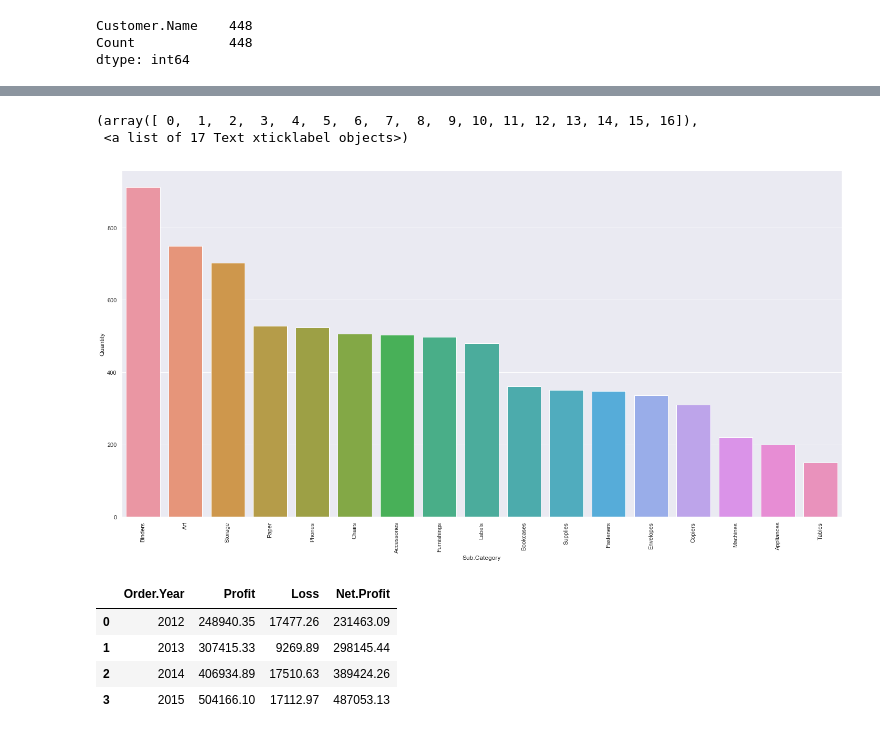
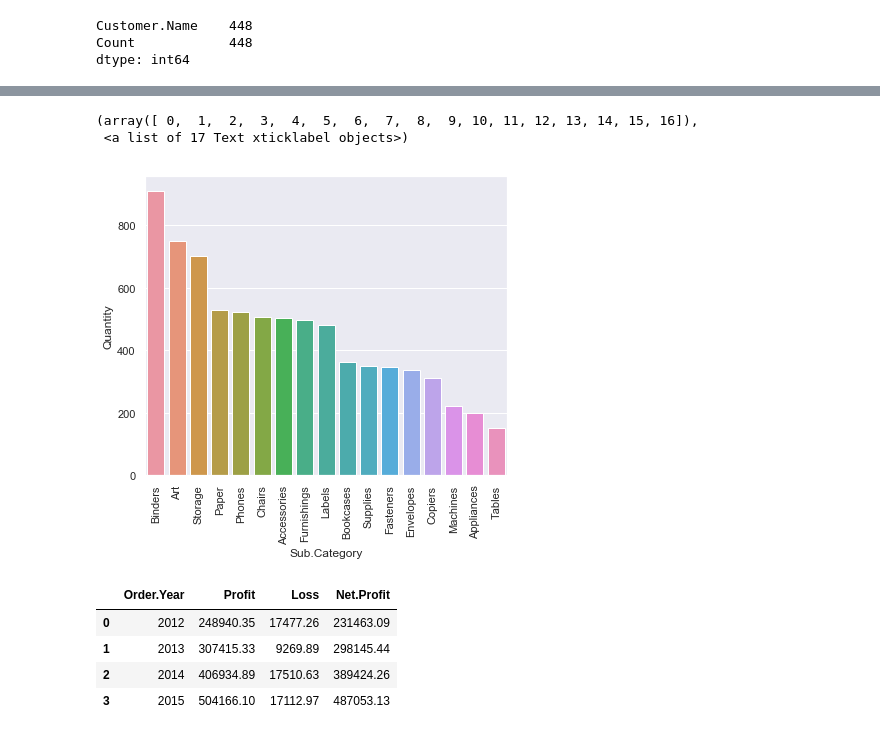
Before and after one commit to cchen17/machine-learning_house-prices, a Jupyter notebook: denise/MachineLearningLab.ipynb, the cells around one changed output, grey strips where cells are left out. Saved outputs shown, nothing was run; the diff lists cells and outputs as text; code cells hidden in the pictures.

```diff
--- a/denise/MachineLearningLab.ipynb
+++ b/denise/MachineLearningLab.ipynb
@@ -546,14 +548,14 @@ Names[:10]
 ByCat = merged.groupby('Sub.Category')['Quantity'].sum()
 ByCat = ByCat.reset_index()
 # %%
-plt.figure(figsize  = (20, 10))
+plt.figure(figsize  = (6,5))
 sns.barplot(data = ByCat.sort_values(by='Quantity', ascending=False), x='Sub.Category', y='Quantity')
 plt.tight_layout()
 plt.xticks(rotation = 90)
 # %% [output]
 (array([ 0,  1,  2,  3,  4,  5,  6,  7,  8,  9, 10, 11, 12, 13, 14, 15, 16]),
  <a list of 17 Text xticklabel objects>)
-[figure, old version]
+[figure, new version]
 # %%
 NetProfit
 # %% [output]
```
Also changed, not shown: parts of 40 cells of this notebook.
